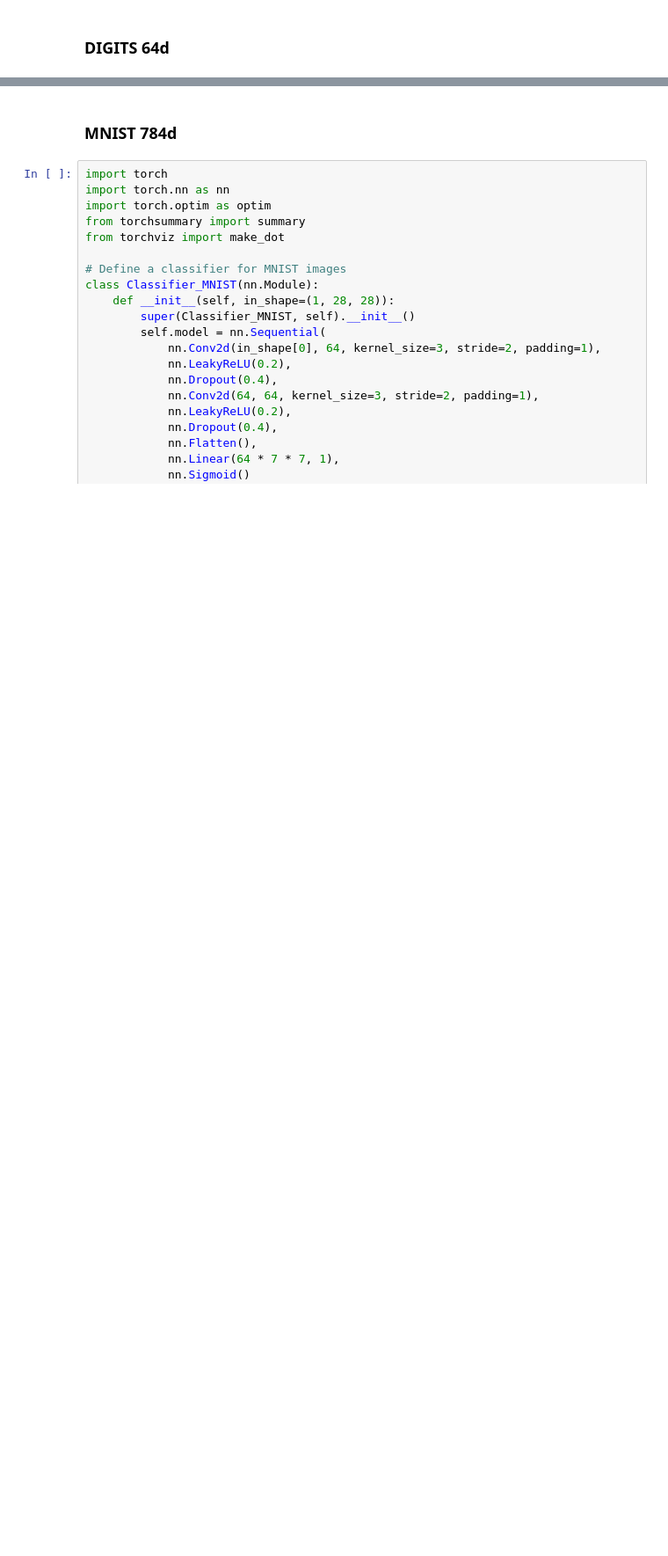
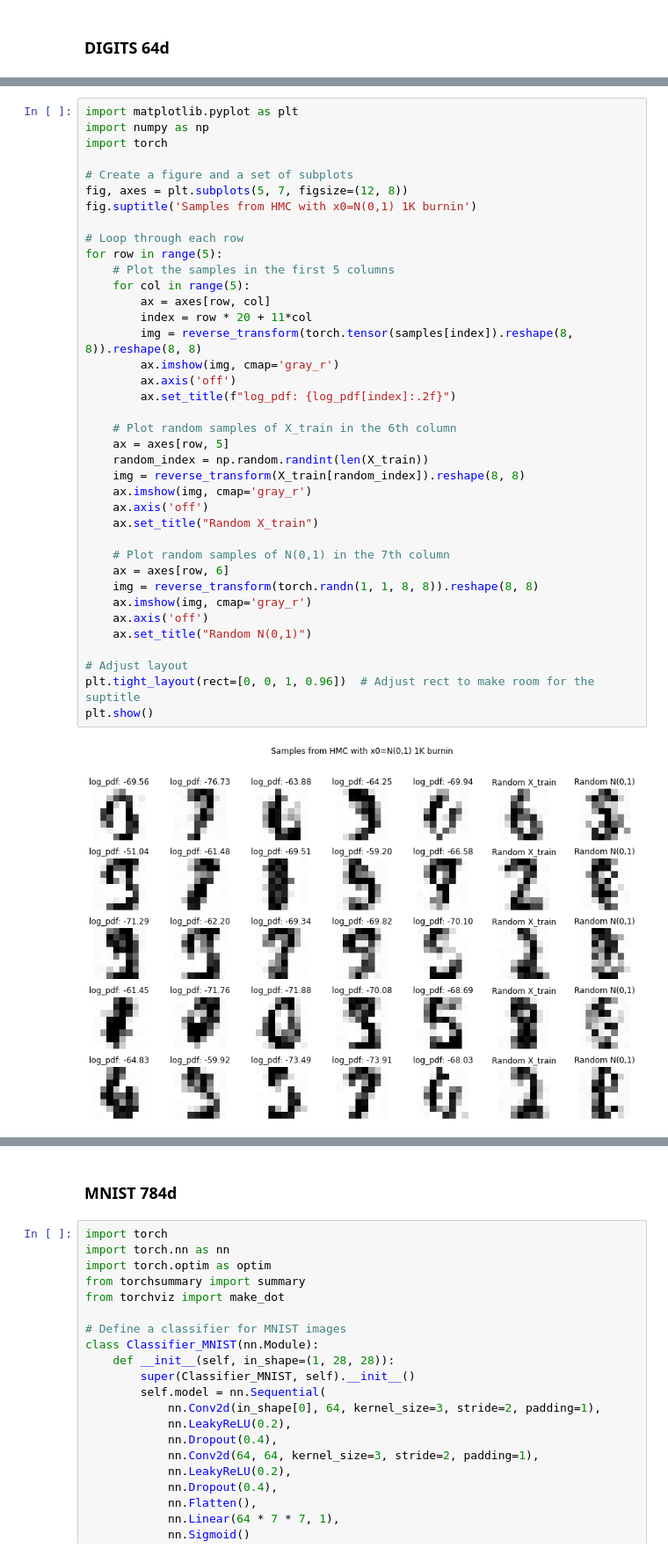
Before and after one commit to Huk-David/Ratio-Copula, a Jupyter notebook: Copula by Ratio Estimation/Digits_MNIST_exp/image_exp.ipynb, the cells around one changed output, grey strips where cells are left out. Shown at 88% size. Cells and saved outputs as stored; diff of their text form; blank space fills up the shorter version.

```diff
--- a/Copula by Ratio Estimation/Digits_MNIST_exp/image_exp.ipynb
+++ b/Copula by Ratio Estimation/Digits_MNIST_exp/image_exp.ipynb
@@ -239,0 +274,40 @@ AxisError: axis 2 is out of bounds for array of dimension 2
+# %%
+import matplotlib.pyplot as plt
+import numpy as np
+import torch
+
+# Create a figure and a set of subplots
+fig, axes = plt.subplots(5, 7, figsize=(12, 8))
+fig.suptitle('Samples from HMC with x0=N(0,1) 1K burnin')
+
+# Loop through each row
+for row in range(5):
+    # Plot the samples in the first 5 columns
+    for col in range(5):
+        ax = axes[row, col]
+        index = row * 20 + 11*col
+        img = reverse_transform(torch.tensor(samples[index]).reshape(8, 8)).reshape(8, 8)
+        ax.imshow(img, cmap='gray_r')
+        ax.axis('off')
+        ax.set_title(f"log_pdf: {log_pdf[index]:.2f}")
+
+    # Plot random samples of X_train in the 6th column
+    ax = axes[row, 5]
+    random_index = np.random.randint(len(X_train))
+    img = reverse_transform(X_train[random_index]).reshape(8, 8)
+    ax.imshow(img, cmap='gray_r')
+    ax.axis('off')
+    ax.set_title("Random X_train")
+
+    # Plot random samples of N(0,1) in the 7th column
+    ax = axes[row, 6]
+    img = reverse_transform(torch.randn(1, 1, 8, 8)).reshape(8, 8)
+    ax.imshow(img, cmap='gray_r')
+    ax.axis('off')
+    ax.set_title("Random N(0,1)")
+
+# Adjust layout
+plt.tight_layout(rect=[0, 0, 1, 0.96])  # Adjust rect to make room for the suptitle
+plt.show()
+# %% [output]
+[figure, added]
```
Also changed, not shown: parts of 21 cells of this notebook, 1 other file.
